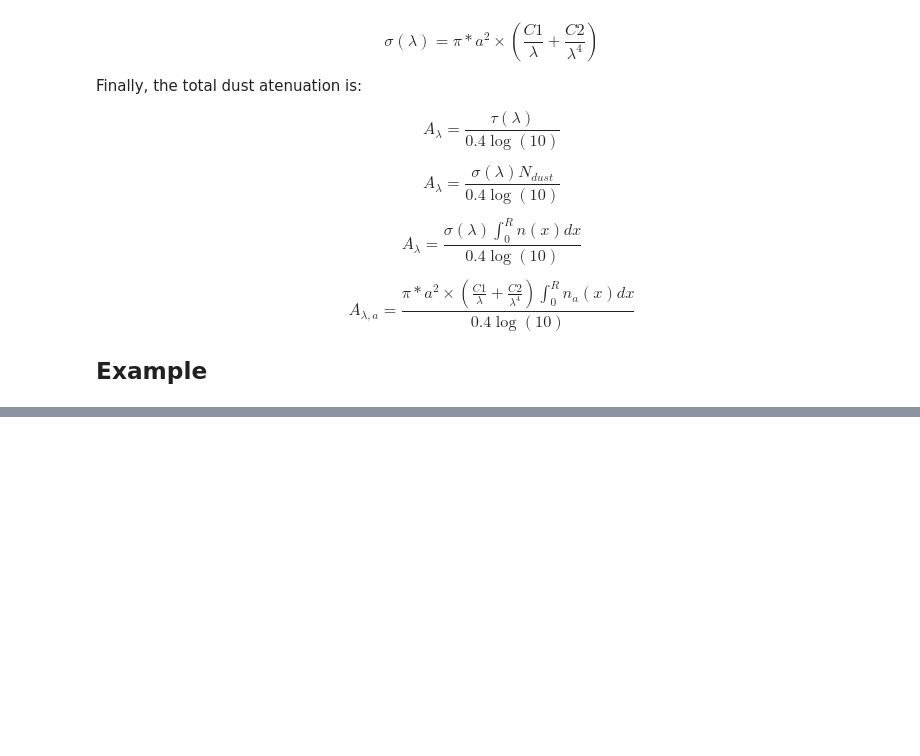
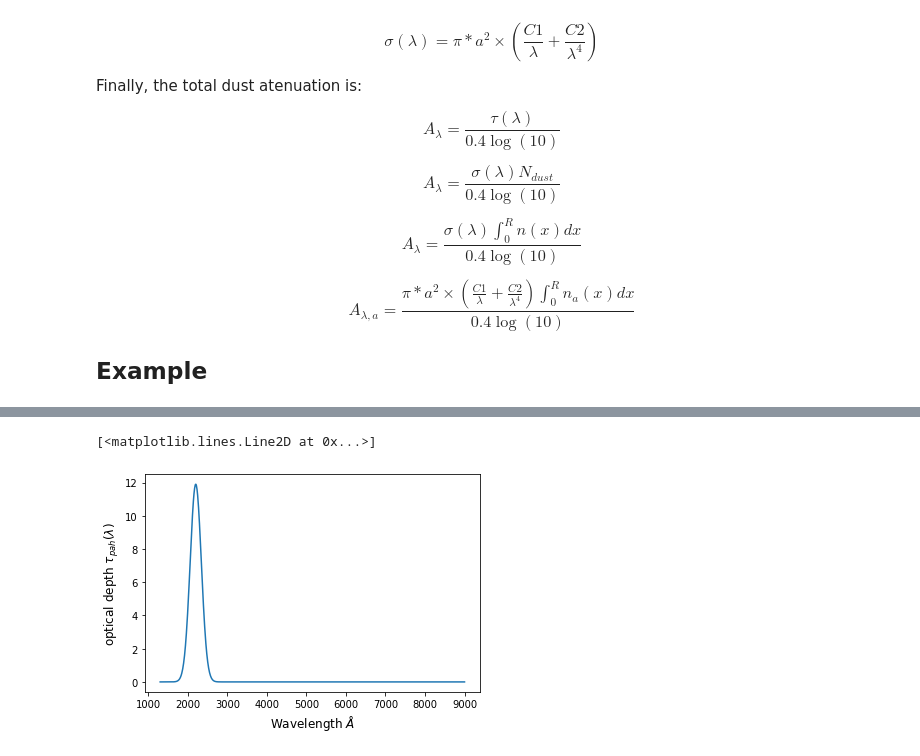
Before and after one commit to hjibarram/Clases, a Jupyter notebook: Interestelar_Medium/Clase_1.ipynb, the cells around one changed output, grey strips where cells are left out. Cells and saved outputs as stored; diff of their text form; code cells hidden in the pictures; blank space fills up the shorter version.

```diff
--- a/Interestelar_Medium/Clase_1.ipynb
+++ b/Interestelar_Medium/Clase_1.ipynb
@@ -206,0 +238,9 @@ plt.plot(1/(lamb*1e-4),At)
+# %%
+tau_pah=sigma_pah*Nt_pah
+
+plt.ylabel(r'optical depth $\tau_{pah}(\lambda)$',fontsize=12)
+plt.xlabel('Wavelength $\AA$',fontsize=12)
+plt.plot(lamb,tau_pah)
+# %% [output]
+[<matplotlib.lines.Line2D at 0x...>]
+[figure, added]
```
Also changed, not shown: parts of 13 cells of this notebook.
